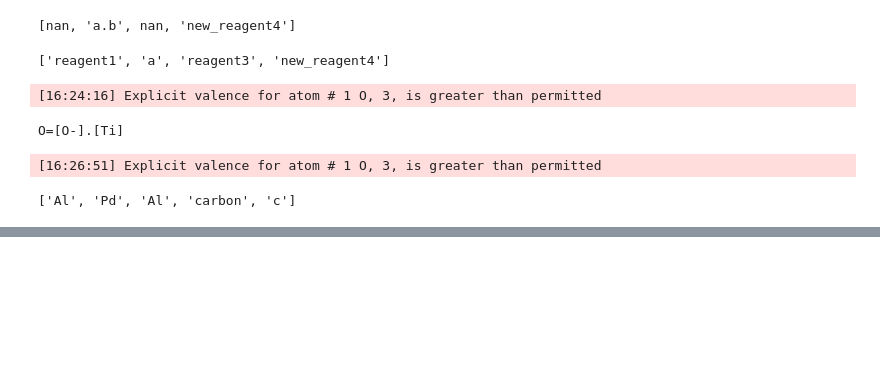
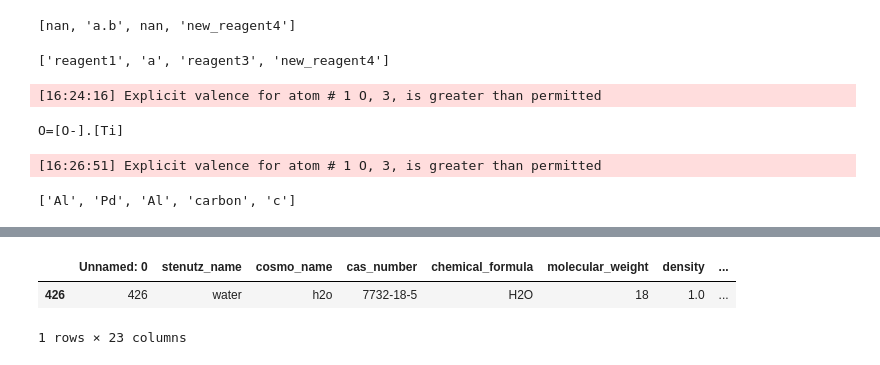
Before and after one commit to sustainable-processes/chemical-parameter-sharing, a Jupyter notebook: name_resolution.ipynb, the cells around one changed output, grey strips where cells are left out. Saved outputs shown, nothing was run; the diff lists cells and outputs as text; code cells hidden in the pictures; blank space fills up the shorter version.

Commit message:
checking overlap between two solvent lists

```diff
--- a/name_resolution.ipynb
+++ b/name_resolution.ipynb
@@ -391,0 +396,6 @@ agents
+# %%
+ucb_solvents = pd.read_csv('data/ucb_solvents.csv')
+solvents = pd.read_csv('data/solvents.csv')
+
+cas1 = ucb_solvents['cas_number'].tolist()
+cas2 = solvents['cas_number'].tolist()
@@ -391,0 +430,6 @@ agents
+# %%
+solvents.loc[solvents['cas_number'] == '7732-18-5']
+# %% [output]
+|  | Unnamed: 0 | stenutz_name | cosmo_name | cas_number | chemical_formula | molecular_weight | density | ... |
+| 426 | 426 | water | h2o | 7732-18-5 | H2O | 18 | 1.0 | ... |
+1 rows × 23 columns
```
Also changed, not shown: parts of 4 cells of this notebook.
